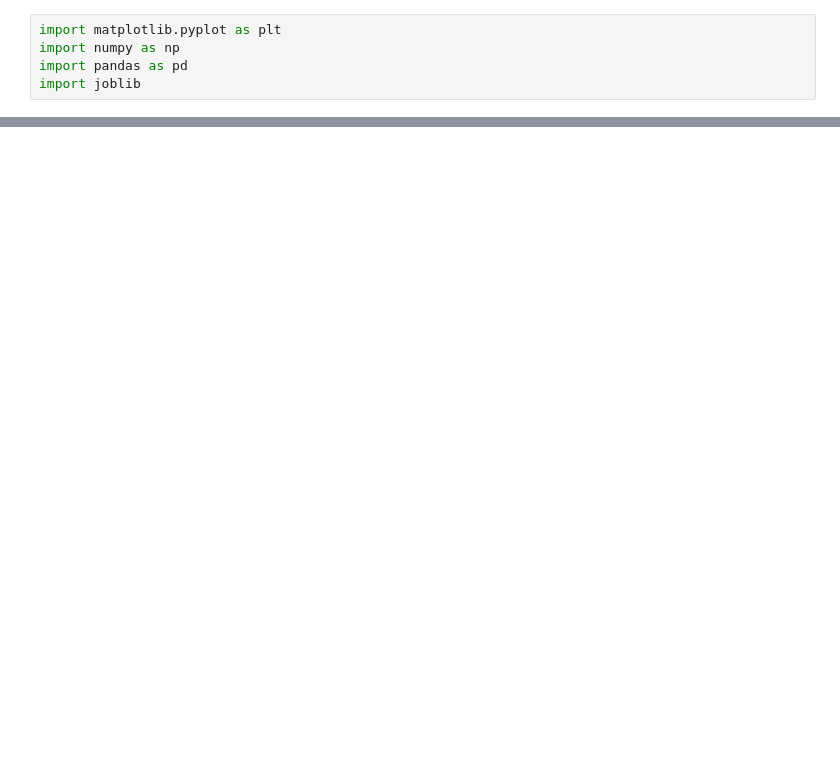
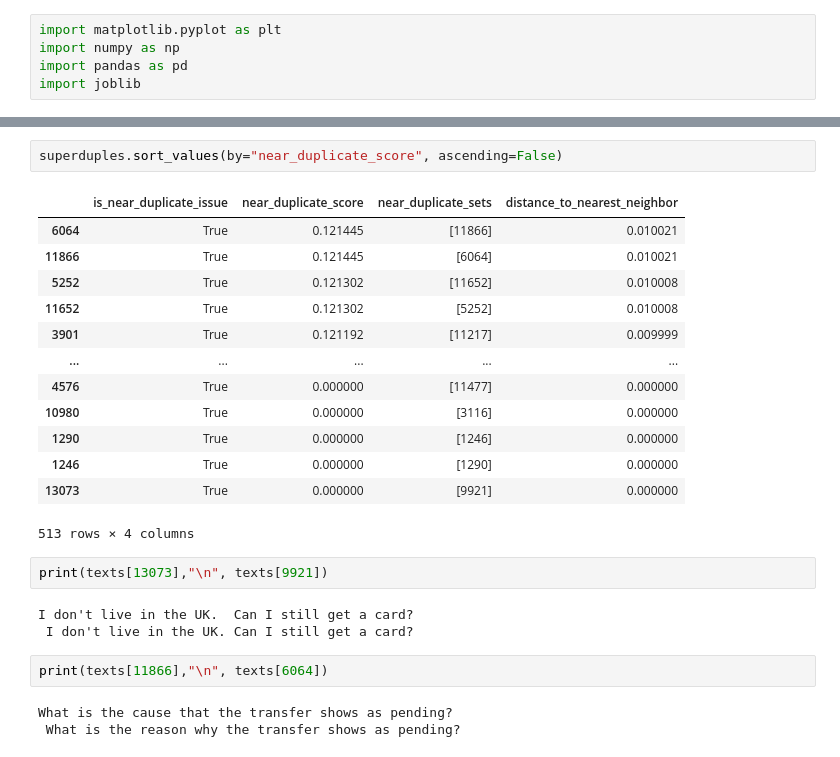
Before and after one commit to mate-mali/MLOPS-MM06, a Jupyter notebook: homework-mm.ipynb, the cells around one changed output, grey strips where cells are left out. Drawn from its saved outputs; the diff is of its cells as text; blank space fills up the shorter version.

```diff
--- a/homework-mm.ipynb
+++ b/homework-mm.ipynb
@@ -62,0 +285,26 @@ plt.show()
+# %%
+superduples.sort_values(by="near_duplicate_score", ascending=False)
+# %% [output]
+|  | is_near_duplicate_issue | near_duplicate_score | near_duplicate_sets | distance_to_nearest_neighbor |
+| 6064 | True | 0.121445 | [11866] | 0.010021 |
+| 11866 | True | 0.121445 | [6064] | 0.010021 |
+| 5252 | True | 0.121302 | [11652] | 0.010008 |
+| 11652 | True | 0.121302 | [5252] | 0.010008 |
+| 3901 | True | 0.121192 | [11217] | 0.009999 |
+| ... | ... | ... | ... | ... |
+| 4576 | True | 0.000000 | [11477] | 0.000000 |
+| 10980 | True | 0.000000 | [3116] | 0.000000 |
+| 1290 | True | 0.000000 | [1246] | 0.000000 |
+| 1246 | True | 0.000000 | [1290] | 0.000000 |
+| 13073 | True | 0.000000 | [9921] | 0.000000 |
+513 rows × 4 columns
+# %%
+print(texts[13073],"\n", texts[9921])
+# %% [output]
+I don't live in the UK.  Can I still get a card?
+ I don't live in the UK. Can I still get a card?
+# %%
+print(texts[11866],"\n", texts[6064])
+# %% [output]
+What is the cause that the transfer shows as pending?
+ What is the reason why the transfer shows as pending?
```
Also changed, not shown: parts of 56 cells of this notebook.
